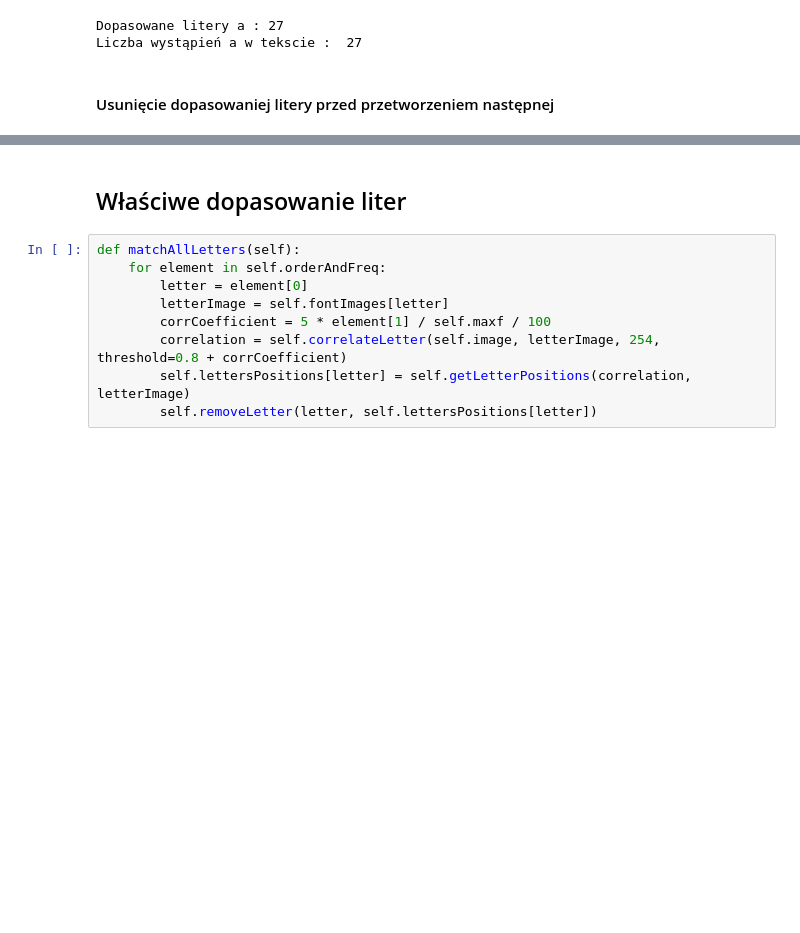
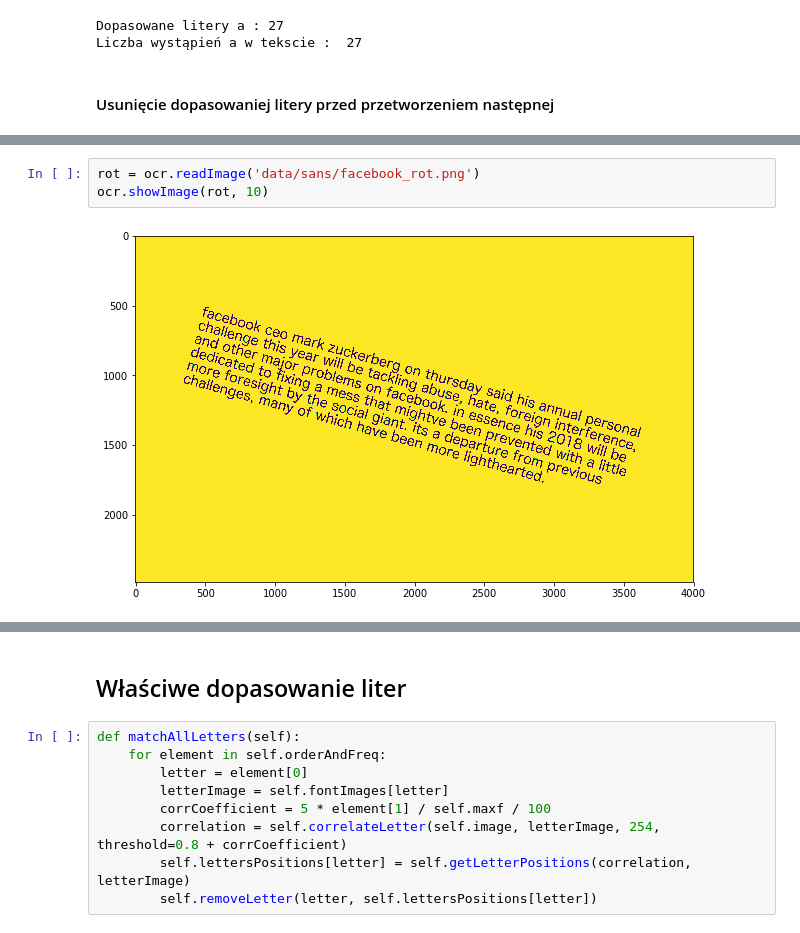
Before and after one commit to jasieksz/mownit, a Jupyter notebook: lab9/OCR/oceery.ipynb, the cells around one changed output, grey strips where cells are left out. Cells and saved outputs as stored; diff of their text form; blank space fills up the shorter version.

```diff
--- a/lab9/OCR/oceery.ipynb
+++ b/lab9/OCR/oceery.ipynb
@@ -109,0 +116,5 @@ ocr.showImage(ocr.image, 15)
+# %%
+rot = ocr.readImage('data/sans/facebook_rot.png')
+ocr.showImage(rot, 10)
+# %% [output]
+[figure, added]
```
Also changed, not shown: parts of 18 cells of this notebook, 1 other file.
